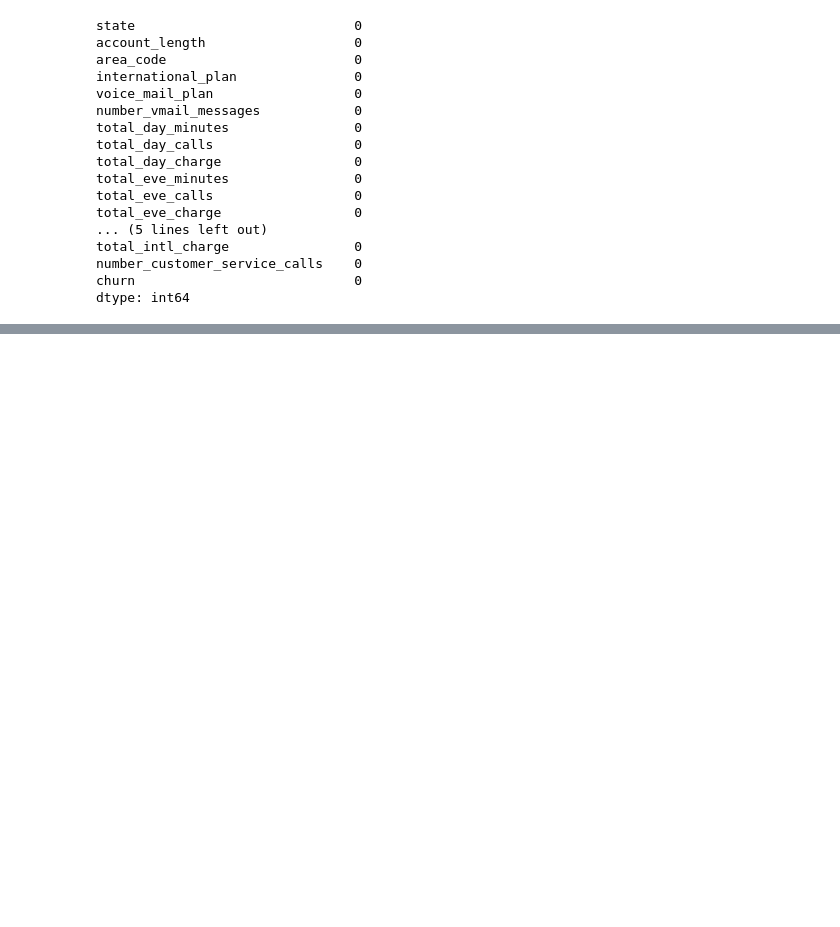
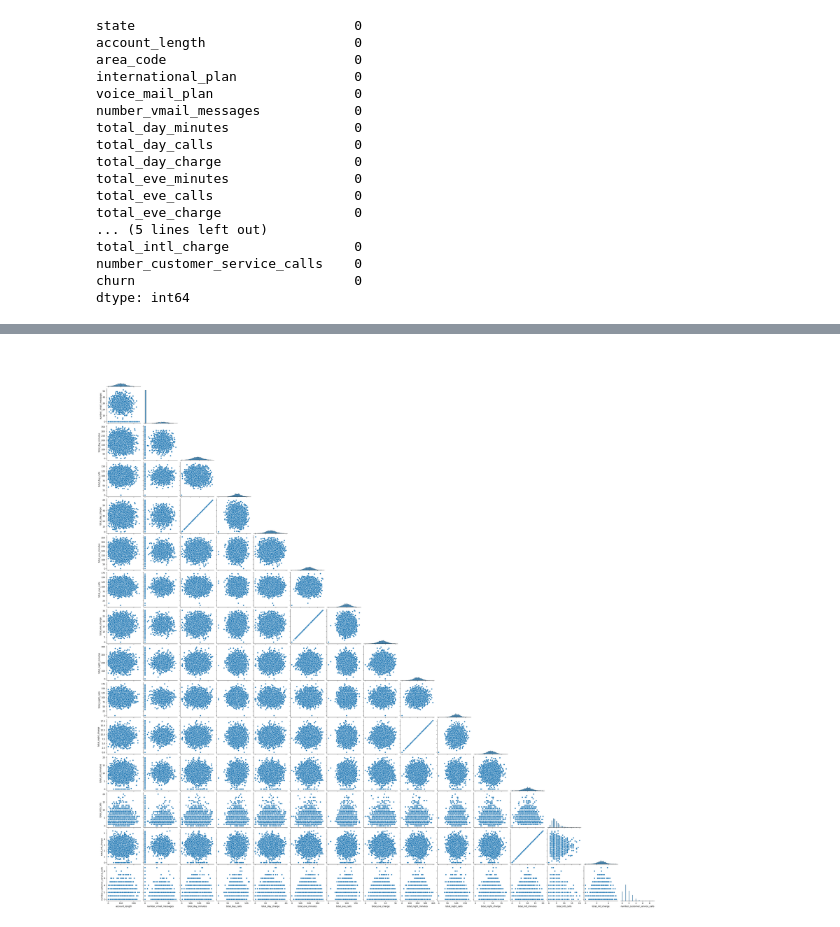
Before and after one commit to ArshPatel95/Revisiting-SyriaTel-Customer-Churn-, a Jupyter notebook: SyriaTel Customer Churn Predictor.ipynb, the cells around one changed output, grey strips where cells are left out. Cells and saved outputs as stored; diff of their text form; code cells hidden in the pictures; blank space fills up the shorter version.

```diff
--- a/SyriaTel Customer Churn Predictor.ipynb
+++ b/SyriaTel Customer Churn Predictor.ipynb
@@ -148,0 +226,5 @@ print(df['number_vmail_messages'].max())
+# %%
+sns.pairplot(df, corner = True)
+plt.show()
+# %% [output]
+[figure, added]
```
Also changed, not shown: parts of 21 cells of this notebook.
